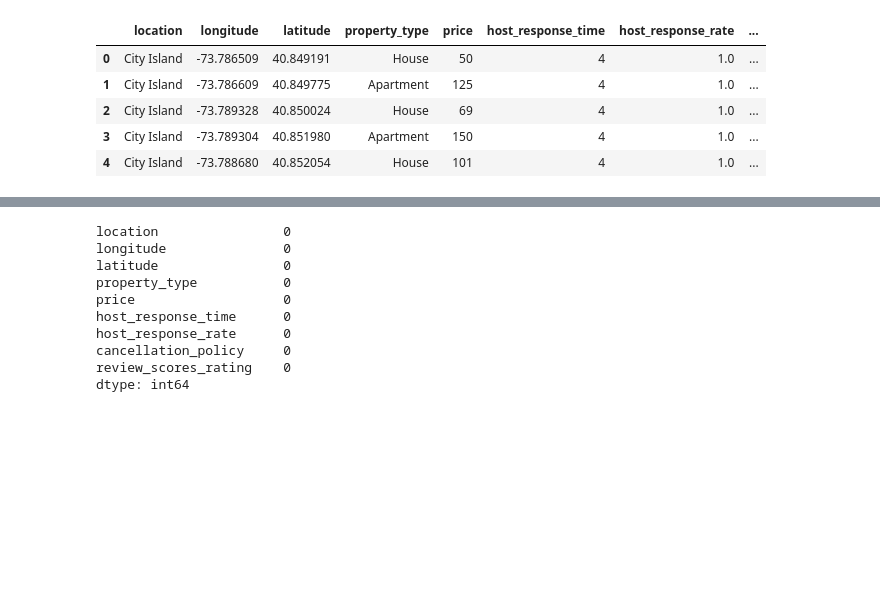
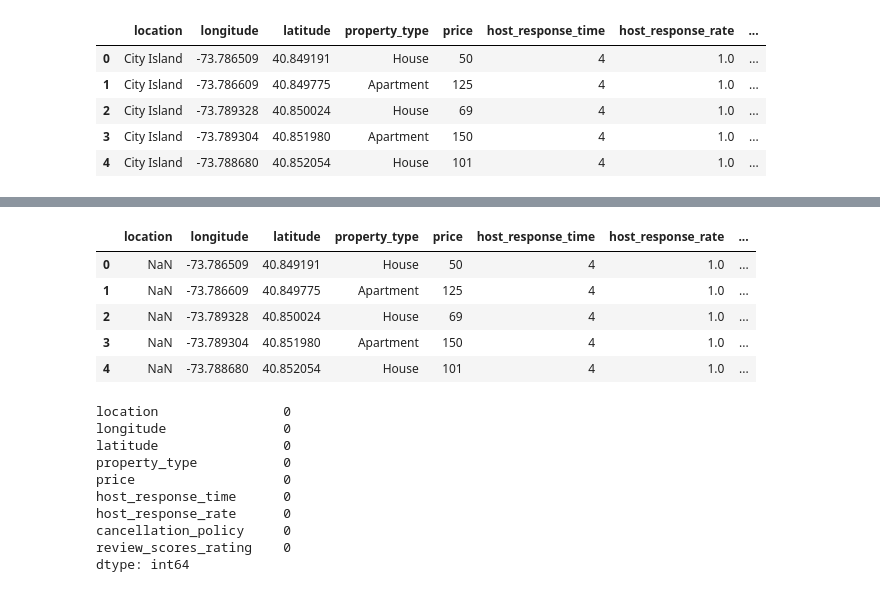
Before and after one commit to aliyasweeney/info2950-project, a Jupyter notebook: info2950-project-final/INFO2950.ipynb, the cells around one changed output, grey strips where cells are left out. Cells and saved outputs as stored; diff of their text form; code cells hidden in the pictures; blank space fills up the shorter version.

```diff
--- a/info2950-project-final/INFO2950.ipynb
+++ b/info2950-project-final/INFO2950.ipynb
@@ -240,3 +219,13 @@ ValueError: dictionary update sequence element #0 has length 1; 2 is required
+# %%
+airbnb_df['location'] = airbnb_df['location'].map(dict)
+airbnb_df.head()
+# %% [output]
+|  | location | longitude | latitude | property_type | price | host_response_time | host_response_rate | ... |
+| 0 | NaN | -73.786509 | 40.849191 | House | 50 | 4 | 1.0 | ... |
+| 1 | NaN | -73.786609 | 40.849775 | Apartment | 125 | 4 | 1.0 | ... |
+| 2 | NaN | -73.789328 | 40.850024 | House | 69 | 4 | 1.0 | ... |
+| 3 | NaN | -73.789304 | 40.851980 | Apartment | 150 | 4 | 1.0 | ... |
+| 4 | NaN | -73.788680 | 40.852054 | House | 101 | 4 | 1.0 | ... |
 # %%
 airbnb_df.isnull().sum()
 # %% [output]
```
Also changed, not shown: parts of 11 cells of this notebook.
